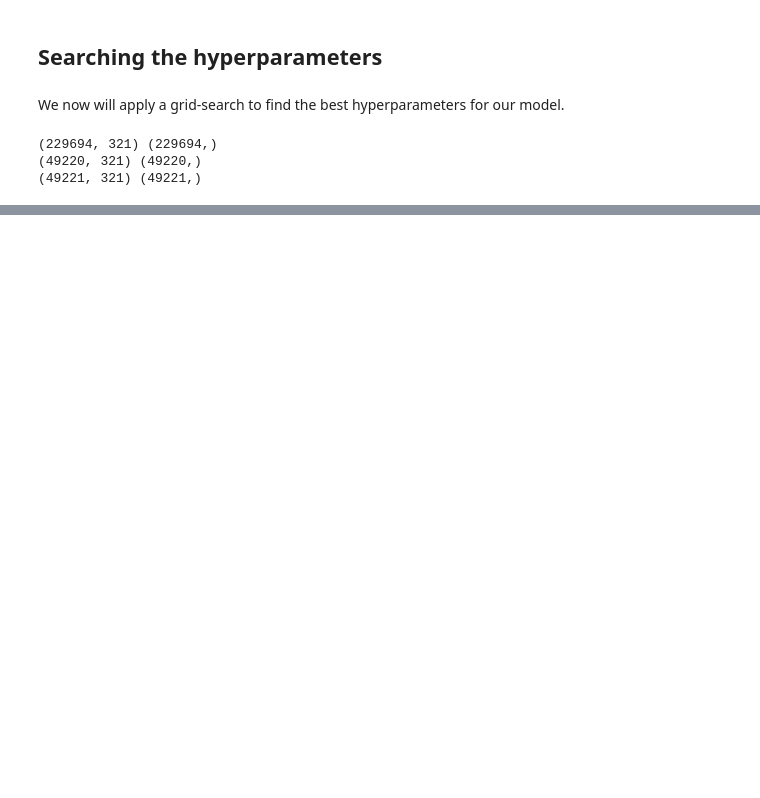
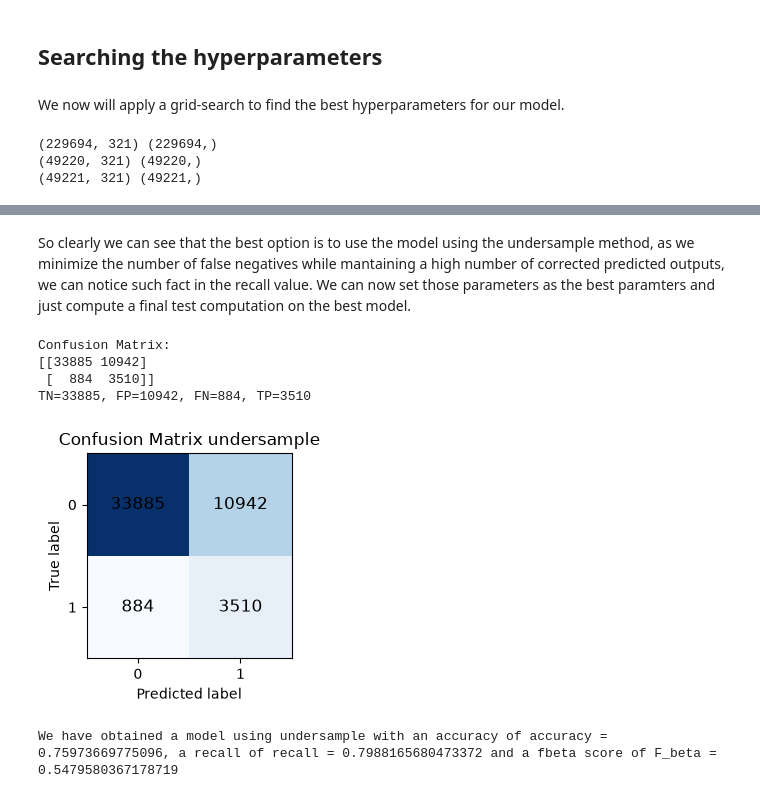
Before and after one commit to bsoleclaur/epfl-ml-project1, a Jupyter notebook: models.ipynb, the cells around one changed output, grey strips where cells are left out. Cells and saved outputs as stored; diff of their text form; code cells hidden in the pictures; blank space fills up the shorter version.

```diff
--- a/models.ipynb
+++ b/models.ipynb
@@ -60,0 +172,58 @@ New best F_beta = 0.5111 (threshold = 0.40)
+# %% [markdown]
+So clearly we can see that the best option is to use the model using the undersample method, as we minimize the number of false negatives while mantaining a high number of corrected predicted outputs, we can notice such fact in the recall value. We can now set those parameters as the best paramters and just compute a final test computation on the best model.
+# %%
+winning_candidate = final_candidates[0]
+best_weights = modelweights[0]
+
+thr_nans = winning_candidate["thr_nans"]
+opt_threshold = winning_candidate["threshold"]
+
+
+X_tr_base = x_train.copy()
+y_tr_base = y_train.copy()
+X_te_base = x_te.copy()
+y_te_base = y_te.copy()
+keep_mask = remove_nan_feat(X_tr_base, threshold= thr_nans)
+
+X_clean_nan_tr = X_tr_base[:,keep_mask]
+X_clean_nan_te = X_te_base[:,keep_mask]
+X_clean_nan_test = x_test[:,keep_mask]
+cat_mask, num_mask = detect_categorical_features(X_clean_nan_tr, max_unique=30)
+
+X_imp_tr,medians_tr = impute_numerical(X_clean_nan_tr, num_mask, medians=None, means=None, strategy='medians')
+X_imp_tr,modes_tr = impute_categorical(X_imp_tr, cat_mask, modes=None)
+X_imp_te, _ = impute_numerical(X_clean_nan_te, num_mask, medians=medians_tr, strategy='medians')
+X_imp_te, _ = impute_categorical(X_imp_te, cat_mask, modes=modes_tr)
+X_imp_test, _ = impute_numerical(X_clean_nan_test, num_mask, medians=medians_tr, strategy='medians')
+X_imp_test, _ = impute_categorical(X_imp_test, cat_mask, modes=modes_tr)
+
+X_std_tr, means_tr, stds_tr= standardize_features(X_imp_tr, num_mask, means=None, stds=None)
+X_std_te, _, _ = standardize_features(X_imp_te, num_mask, means=means_tr, stds=stds_tr)
+X_std_test, _, _ = standardize_features(X_imp_test, num_mask, means=means_tr, stds=stds_tr)
+
+
+X_ohe_tr, categories = one_hot_encode(X_std_tr, cat_mask)
+X_ohe_te, _ = one_hot_encode(X_std_te, cat_mask,categories = categories)
+X_ohe_test, _ = one_hot_encode(X_std_test, cat_mask,categories = categories)
+
+
+mask = feature_target_correlation(X_ohe_tr, y_tr_base, threshold_elimination=0.01)
+X_cleaned_tr = X_ohe_tr[:, mask]
+mask_correlated_variables = filter_colinear_features (X_cleaned_tr, y_tr_base, 0.9)
+X_thr_train = X_cleaned_tr[:, mask_correlated_variables]
+X_thr_te = X_ohe_te[:, mask][:, mask_correlated_variables]
+X_thr_test = X_ohe_test[:, mask][:, mask_correlated_variables]
+
+preds, _ = predict_with_threshold(X_thr_te, best_weights, threshold = opt_threshold)
+fbeta = f_beta_score(y_te_base, preds)
+acc = accuracy_numpy(y_te_base, preds)
+recall = recall_numpy(y_te_base, preds)
+cm = confusion_matrix_numpy(y_te_base, preds, method = winning_candidate["method"])
+print (f"We have obtained a model using {winning_candidate["method"]} with an accuracy of accuracy = {acc}, a recall of recall = {recall} and a fbeta score of F_beta = {fbeta}")
+# %% [output]
+Confusion Matrix:
+[[33885 10942]
+ [  884  3510]]
+TN=33885, FP=10942, FN=884, TP=3510
+[figure, added]
+We have obtained a model using undersample with an accuracy of accuracy = 0.75973669775096, a recall of recall = 0.7988165680473372 and a fbeta score of F_beta = 0.5479580367178719
```
Also changed, not shown: parts of 8 cells of this notebook, 3 other files.
